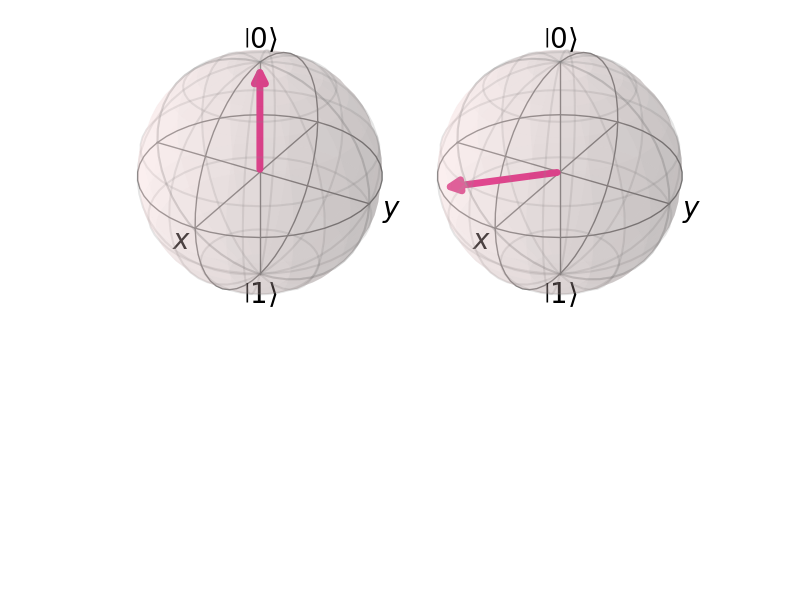
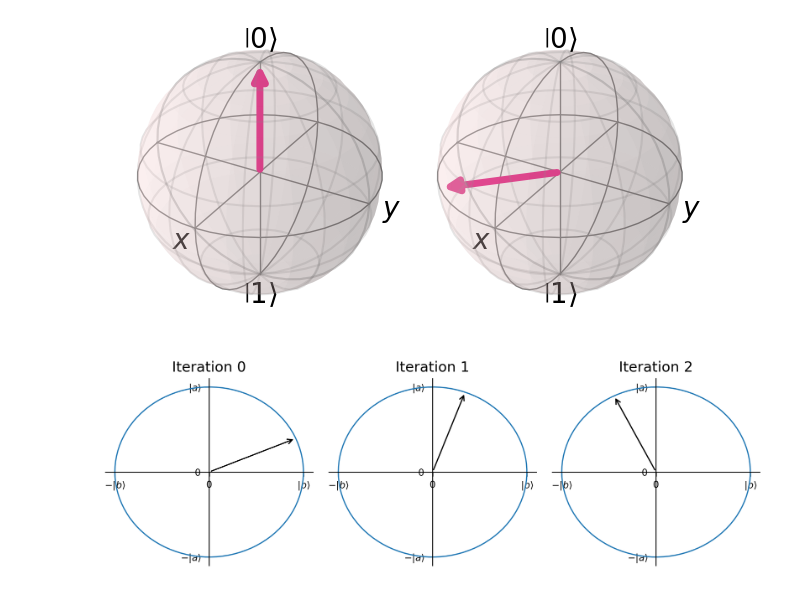
Before and after one commit to HRSAndrabi/IQC-A1, a Jupyter notebook: main.ipynb, the cells around one changed output. Drawn from its saved outputs; the diff is of its cells as text; code cells hidden in the pictures; blank space fills up the shorter version.

```diff
--- a/main.ipynb
+++ b/main.ipynb
@@ -4,6 +4,12 @@ from mpl_toolkits.mplot3d import Axes3D
 import matplotlib.pyplot as plt
 import numpy as np
 from qiskit.visualization import plot_bloch_vector
+
+plt.rcParams.update({
+    "text.usetex": True,
+    "font.family": "serif",
+    "font.serif": "cm",
+})
 # %%
 fig = plot_bloch_vector(
     [1, np.pi*0.7498, -3*np.pi/2],
@@ -33,3 +39,45 @@ for m in range(len(states)):
 # fig.savefig("manuscript/graphics/q1c-1.pdf")
 # %% [output]
 [figure]
+# %%
+fig, axes = plt.subplots(
+	figsize=(8, 2.7),
+	dpi=300,
+	nrows=1,
+	ncols=3
+)
+
+M = 5
+N = 2**5
+theta = np.arcsin(np.sqrt(M)/np.sqrt(N))
+
+for i in [0, 1, 2]:
+	theta_angle = 2*i*theta + theta
+	x = np.linspace(start=-np.pi, stop=np.pi, num=100)
+	axes[i].plot(np.cos(x), np.sin(x), linewidth=1)
+	axes[i].spines["left"].set_position("center")
+	axes[i].spines["bottom"].set_position("center")
+	axes[i].spines["right"].set_color("none")
+	axes[i].spines["top"].set_color("none")
+	axes[i].xaxis.set_ticks_position("bottom")
+	axes[i].yaxis.set_ticks_position("left")
+	axes[i].set_xticks([-1, 0, 1], [r"$-|b\rangle$", 0, r"$|b\rangle$"])
+	axes[i].set_yticks([-1, 0, 1], [r"$-|a\rangle$", 0, r"$|a\rangle$"])
+	axes[i].tick_params(axis="x", which="minor", length=0)
+	axes[i].tick_params(axis="x", which="both", labelsize=8)
+	axes[i].tick_params(axis="y", which="both", labelsize=8)
+
+	axes[i].annotate(
+		text="",
+		xy=(np.cos(theta_angle),np.sin(theta_angle)),
+		xytext=(0,0),
+		arrowprops=dict(arrowstyle="->")
+	)
+	axes[i].set_title(f"Iteration {i}")
+
+fig.tight_layout()
+plt.show()
+
+fig.savefig("manuscript/graphics/q3c.pdf")
+# %% [output]
+[figure, added]
```
Also changed, not shown: parts of 1 cell of this notebook, 11 other files.
